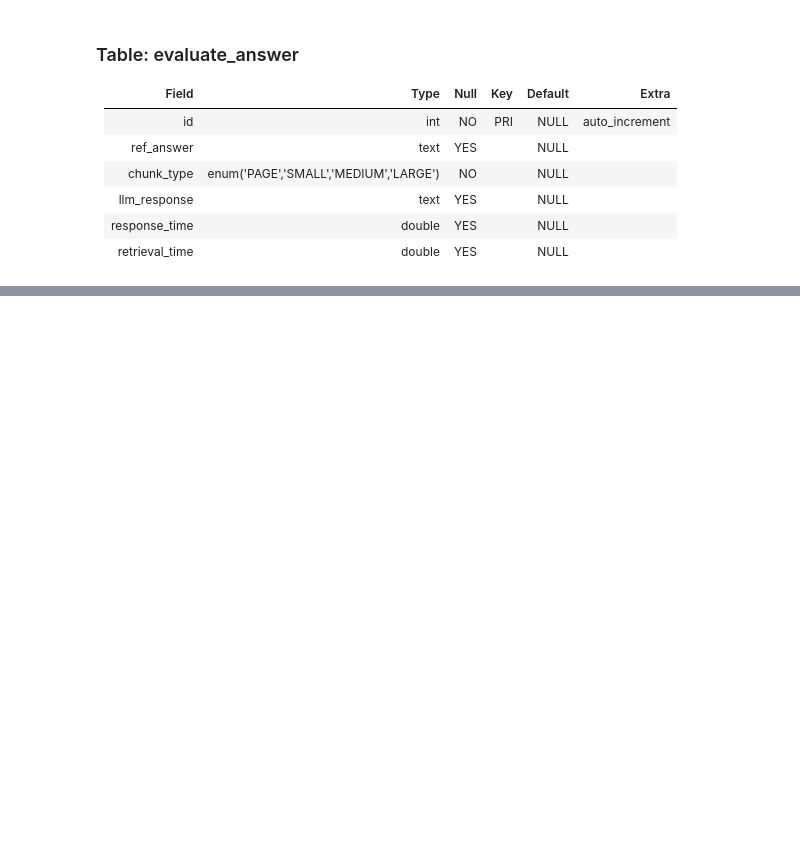
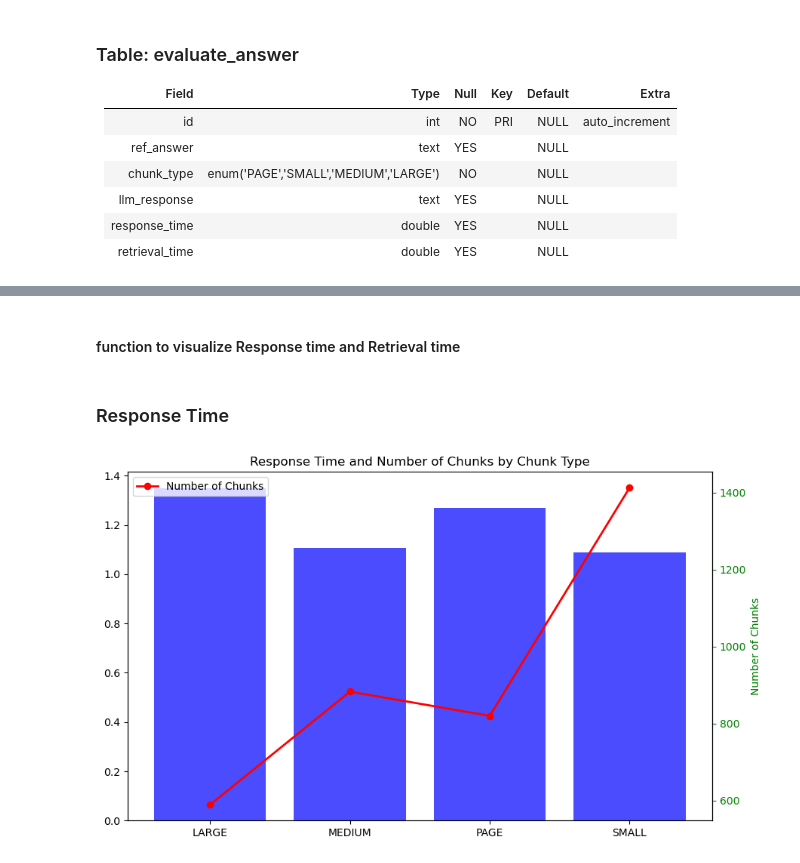
Before and after one commit to Jrana1/Bachelor_Thesis, a Jupyter notebook: bachelor_thesis_analysis_part.ipynb, the cells around one changed output, grey strips where cells are left out. Saved outputs shown, nothing was run; the diff lists cells and outputs as text; code cells hidden in the pictures; blank space fills up the shorter version.

```diff
--- a/bachelor_thesis_analysis_part.ipynb
+++ b/bachelor_thesis_analysis_part.ipynb
@@ -337,7 +367,7 @@ NameError: name 'questions' is not defined
 # %%
-url = "http://172.24.0.127:8080/app/get/responses"
+url = "http://10.54.134.102:8080/app/get/responses"
 response = requests.get(url)
 response.raise_for_status()
 data = response.json()
-responses = pd.DataFrame(data)
+responses_df = pd.DataFrame(data)
 # %%
@@ -351,0 +388,38 @@ responses.head()
+# %%
+grouped_data = responses.groupby('chunk_type').mean()[['response_time', 'retrieval_time']]
+# %% [markdown]
+#### function to visualize Response time and Retrieval time
+# %%
+def bar_chart_time_vs_chunk_type(time_type,label):
+
+    chunk_types = ["LARGE", "MEDIUM", "PAGE", "SMALL"]
+    number_of_chunks = [589, 883, 820, 1413]
+
+    # Create a bar chart for retrieval time
+    plt.figure(figsize=(10, 6))
+
+    # Retrieval time bar chart
+    plt.bar(grouped_data.index, grouped_data[time_type], color='blue', alpha=0.7, label=f'{label} Time (seconds)')
+
+    # Add a secondary y-axis for number of chunks
+    plt.twinx()
+    plt.plot(chunk_types, number_of_chunks, color='red', marker='o', linestyle='-', linewidth=2, label='Number of Chunks')
+
+    # Labels and title
+    plt.title(f'{label} Time and Number of Chunks by Chunk Type')
+    plt.xlabel('Chunk Type')
+    plt.ylabel('Response Time (seconds)', color='blue')
+    plt.gca().tick_params(axis='y', colors='blue')
+    plt.legend(loc="upper left")
+
+    plt.gca().yaxis.set_label_position("right")
+    plt.ylabel('Number of Chunks', color='green')
+    plt.gca().tick_params(axis='y', colors='green')
+
+    plt.show()
+# %% [markdown]
+### Response Time
+# %%
+bar_chart_time_vs_chunk_type("response_time","Response")
+# %% [output]
+[figure, added]
```
Also changed, not shown: parts of 113 cells of this notebook, 2 other files.
